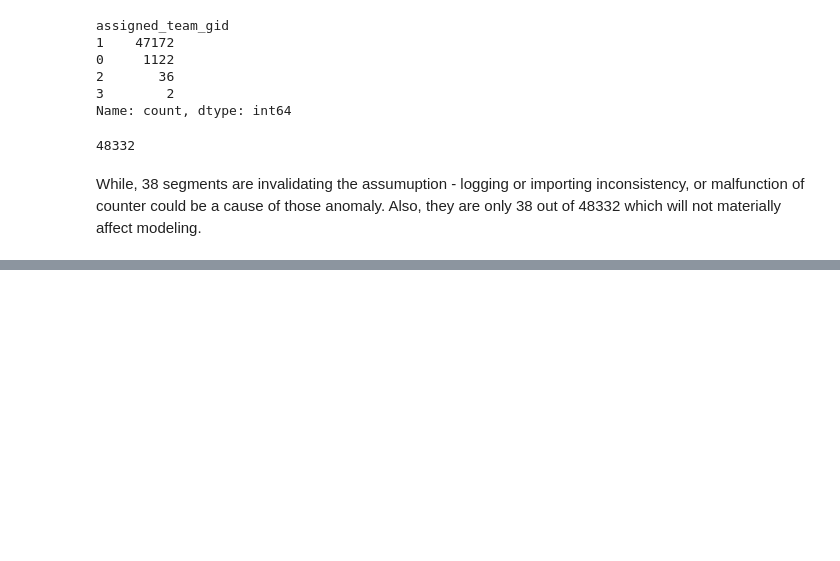
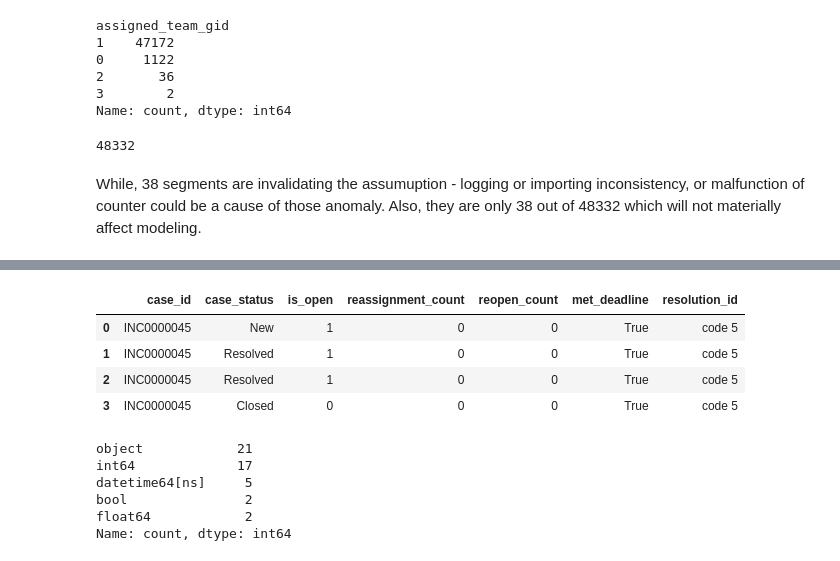
Before and after one commit to shashankgarewal/temporal-sequence-eventLog, a Jupyter notebook: notebooks/03_data_base_features.ipynb, the cells around one changed output, grey strips where cells are left out. Cells and saved outputs as stored; diff of their text form; code cells hidden in the pictures; blank space fills up the shorter version.

```diff
--- a/notebooks/03_model_base_table.ipynb
+++ b/notebooks/03_data_base_features.ipynb
@@ -761,0 +777,17 @@ While, 38 segments are invalidating the assumuption - logging or importing incon
+# %%
+df.head(4)[['case_id'] + tags['case_state'] + ['resolution_id']]
+# %% [output]
+|  | case_id | case_status | is_open | reassignment_count | reopen_count | met_deadline | resolution_id |
+| 0 | INC0000045 | New | 1 | 0 | 0 | True | code 5 |
+| 1 | INC0000045 | Resolved | 1 | 0 | 0 | True | code 5 |
+| 2 | INC0000045 | Resolved | 1 | 0 | 0 | True | code 5 |
+| 3 | INC0000045 | Closed | 0 | 0 | 0 | True | code 5 |
+# %%
+df.dtypes.value_counts()
+# %% [output]
+object            21
+int64             17
+datetime64[ns]     5
+bool               2
+float64            2
+Name: count, dtype: int64
```
Also changed, not shown: parts of 22 cells of this notebook, 2 other files.
